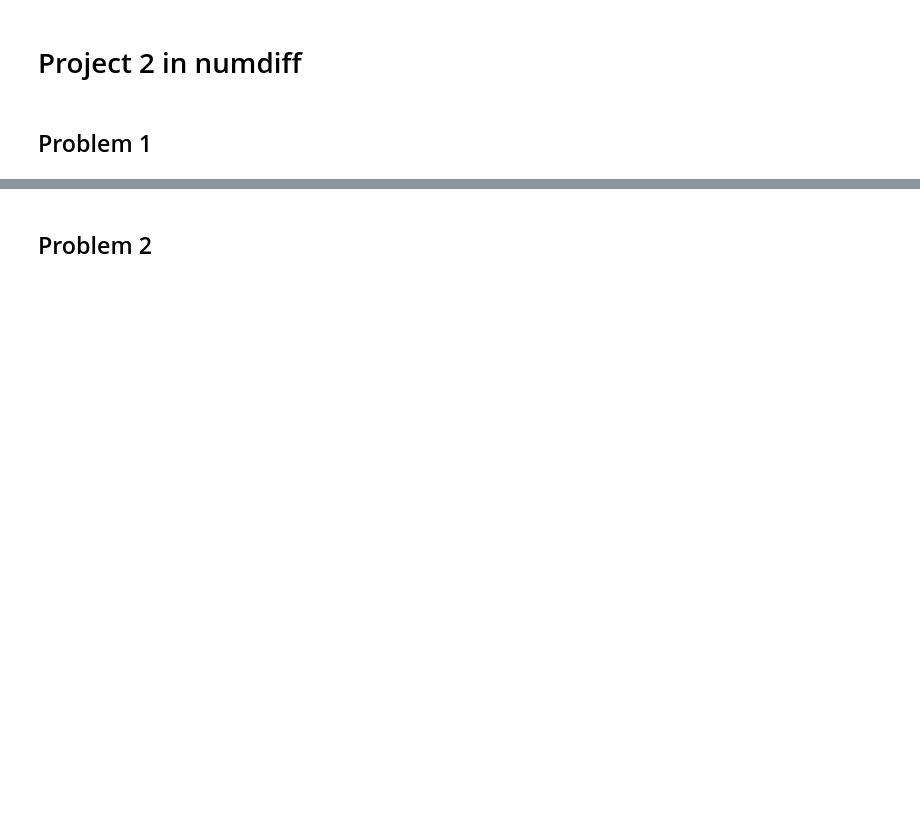
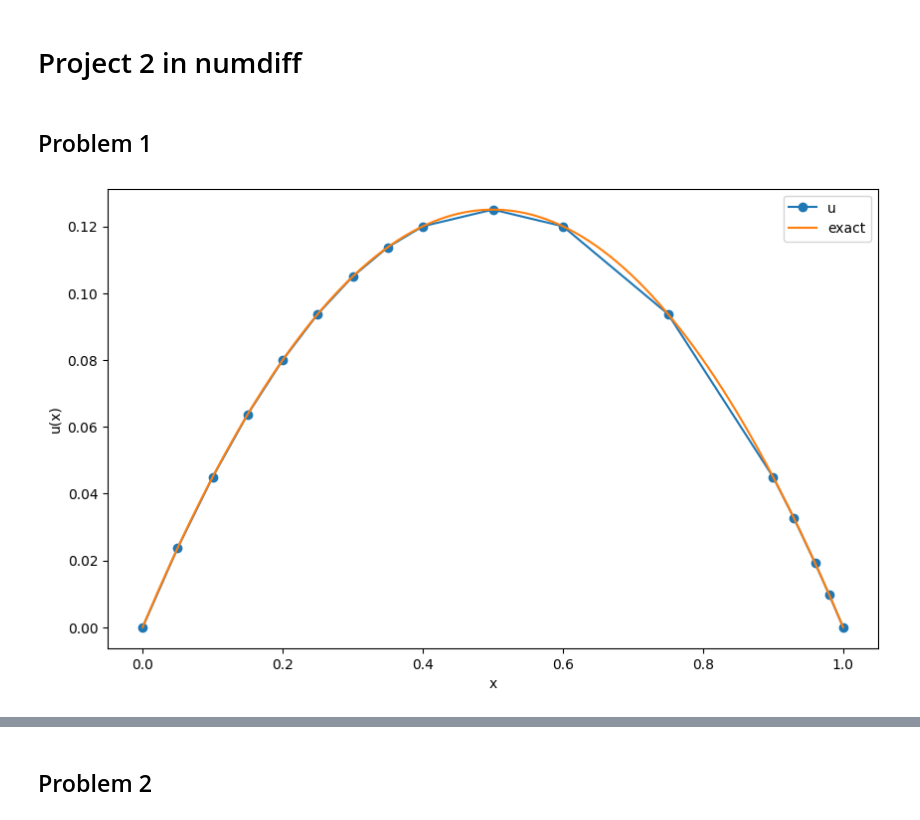
Before and after one commit to 1rideee/Numdiff, a Jupyter notebook: Project2.ipynb, the cells around one changed output, grey strips where cells are left out. Drawn from its saved outputs; the diff is of its cells as text; code cells hidden in the pictures; blank space fills up the shorter version.

```diff
--- a/Project2.ipynb
+++ b/Project2.ipynb
@@ -58,10 +58,14 @@ def assembly(partition, func):
     A = np.zeros((m,m))
     F = np.zeros((m))
 
+    # Loop over the elements of the partition
     for k in range(p):
         hk = partition[k][2] - partition[k][0]
         ak = Ak(hk)
         fk = Fk(func, partition[k])
+
+        # Loop over the local basis functions
+        # and fill in the global matrix and vector
         for alpha in range(3):
             i = local_to_global(k,alpha)
             for beta in range(3):
@@ -70,8 +74,6 @@ def assembly(partition, func):
             F[i] += fk[alpha]
     return A , F
 
-def g(x):
-    return 1
 
 
 
@@ -88,48 +90,59 @@ def modify_vector_boundary(v,a,b):
     v[0]=a
     v[len(v)-1]=b
     return v
-
-
-
-#exact solution for comparison
-def exact_solution(x):
-    return -(1/2)*x*(x-1)
 # %%
 
+# Solve the problem with the given partition
 def problem1(g, X, lbound=0,rbound=0):
-
+    # Create the partition
     tau = partition(X)
 
+    #Creates the partition for plotting later
     Xi = []
 
     for i in range(len(X) - 1):
         Xi.append(X[i])
-        Xi.append((X[i] + X[i+1]) / 2)  # Add midpoint
+        Xi.append((X[i] + X[i+1]) / 2)
 
-    Xi.append(X[-1])  # Add the last original point
+    Xi.append(X[-1])  #
 
 
     a, F = assembly(tau, g)
     a = modify_boundary(a)
+
     F = modify_vector_boundary(F,lbound,rbound)
     # print("F:",F)
     u = np.linalg.solve(a,F)
 
     return u, Xi
 
+# Plotting function for
 def plot_solution(u, Xi, exact_solution):
+
     plt.figure(figsize=(10, 6))
-    x = np.linspace(0,1,100)
+    x = np.linspace(0, 1, 100)
     plt.plot(Xi, u, "-o", label='u')
     plt.plot(x, exact_solution(x), label='exact')
     plt.legend()
     plt.xlabel('x')
     plt.ylabel('u(x)')
     plt.show()
 
+# Simple function for testing
+def g(x):
+    return 1
+
+#exact solution for comparison
+def u_0(x):
+    return -(1/2)*x*(x-1)
+
+
+
 X = [0,0.1,0.2,0.3,0.4,0.6,0.9, 0.96,1]
 
 u, xi= problem1(g, X)
 
-plot_solution(u, xi, exact_solution)
+plot_solution(u, xi, u_0)
+# %% [output]
+[figure, added]
 # %%
```
Also changed, not shown: parts of 9 cells of this notebook, 2 other files.
